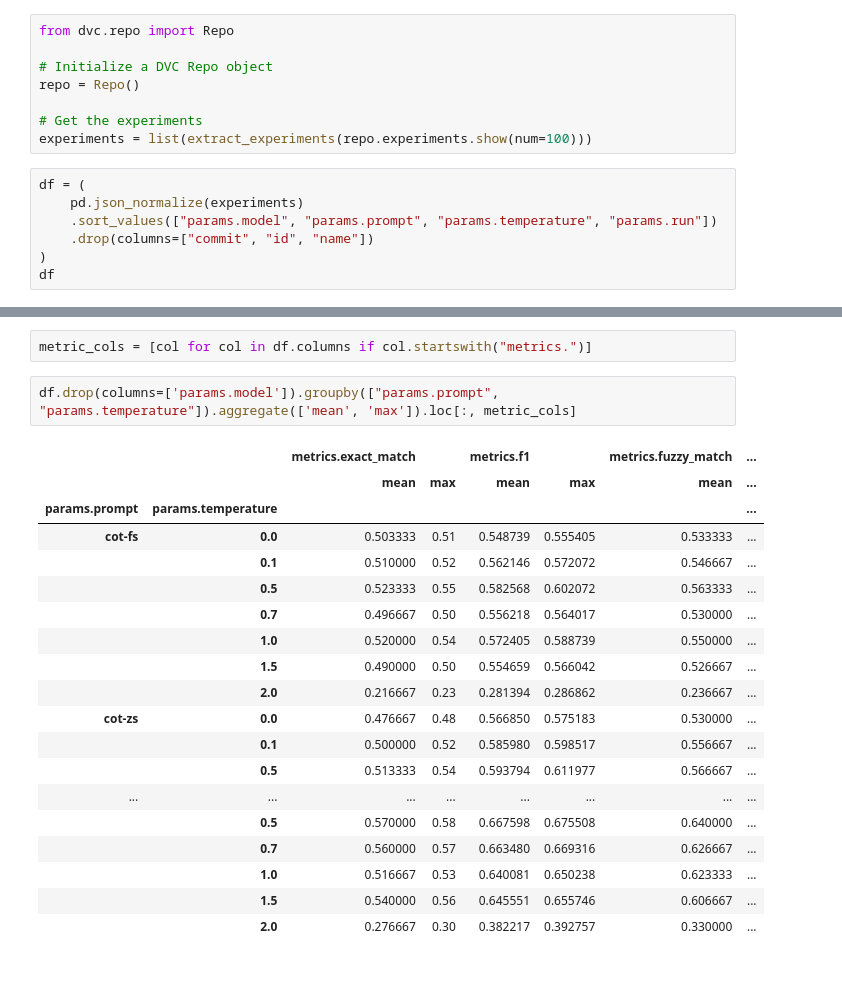
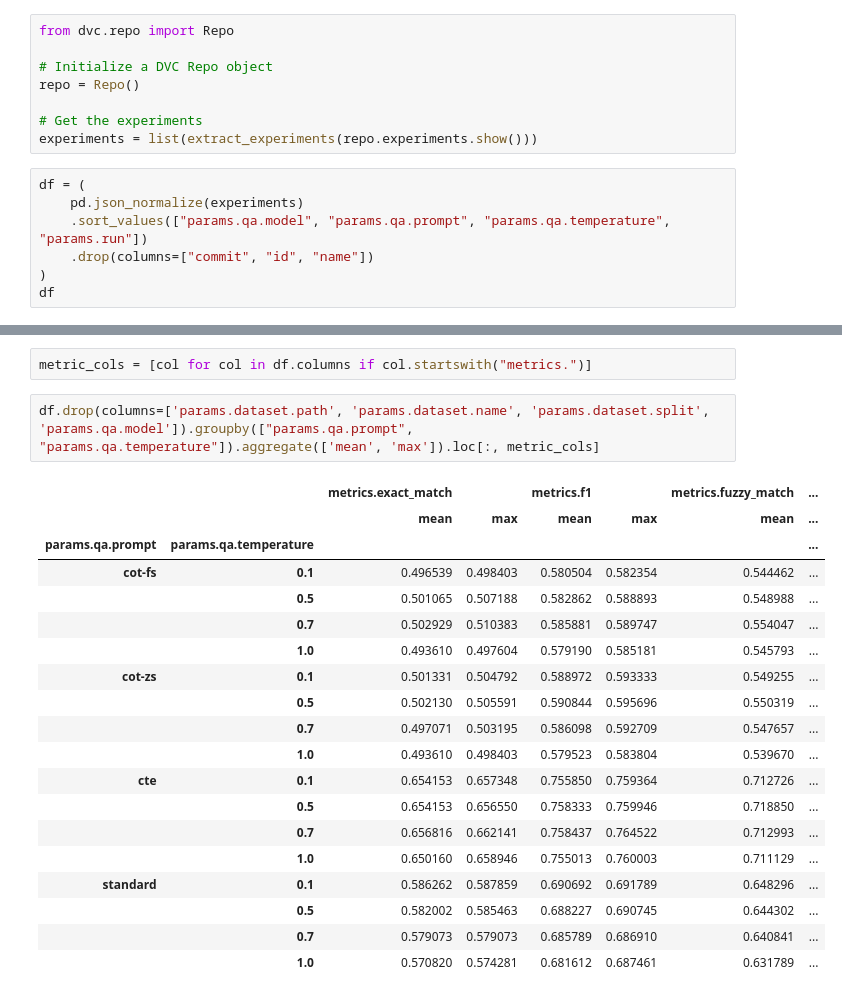
Before and after one commit to bdsaglam/bellem, a Jupyter notebook: dev_nbs/research-mhqa/visualize-experiments.ipynb, the cells around one changed output, grey strips where cells are left out. Cells and saved outputs as stored; diff of their text form.

```diff
--- a/dev_nbs/research-mhqa/visualize-experiments.ipynb
+++ b/dev_nbs/research-mhqa/visualize-experiments.ipynb
@@ -29,11 +29,11 @@ from dvc.repo import Repo
 repo = Repo()
 
 # Get the experiments
-experiments = list(extract_experiments(repo.experiments.show(num=100)))
+experiments = list(extract_experiments(repo.experiments.show()))
 # %%
 df = (
     pd.json_normalize(experiments)
-    .sort_values(["params.model", "params.prompt", "params.temperature", "params.run"])
+    .sort_values(["params.qa.model", "params.qa.prompt", "params.qa.temperature", "params.run"])
     .drop(columns=["commit", "id", "name"])
 )
 df
@@ -54,26 +58,26 @@ df
 # %%
 metric_cols = [col for col in df.columns if col.startswith("metrics.")]
 # %%
-df.drop(columns=['params.model']).groupby(["params.prompt", "params.temperature"]).aggregate(['mean', 'max']).loc[:, metric_cols]
+df.drop(columns=['params.dataset.path', 'params.dataset.name', 'params.dataset.split', 'params.qa.model']).groupby(["params.qa.prompt", "params.qa.temperature"]).aggregate(['mean', 'max']).loc[:, metric_cols]
 # %% [output]
 |  |  | metrics.exact_match |  | metrics.f1 |  | metrics.fuzzy_match | ... |
 |  |  | mean | max | mean | max | mean | ... |
-| params.prompt | params.temperature |  |  |  |  |  | ... |
-| cot-fs | 0.0 | 0.503333 | 0.51 | 0.548739 | 0.555405 | 0.533333 | ... |
-|  | 0.1 | 0.510000 | 0.52 | 0.562146 | 0.572072 | 0.546667 | ... |
-|  | 0.5 | 0.523333 | 0.55 | 0.582568 | 0.602072 | 0.563333 | ... |
-|  | 0.7 | 0.496667 | 0.50 | 0.556218 | 0.564017 | 0.530000 | ... |
-|  | 1.0 | 0.520000 | 0.54 | 0.572405 | 0.588739 | 0.550000 | ... |
-|  | 1.5 | 0.490000 | 0.50 | 0.554659 | 0.566042 | 0.526667 | ... |
-|  | 2.0 | 0.216667 | 0.23 | 0.281394 | 0.286862 | 0.236667 | ... |
-| cot-zs | 0.0 | 0.476667 | 0.48 | 0.566850 | 0.575183 | 0.530000 | ... |
-|  | 0.1 | 0.500000 | 0.52 | 0.585980 | 0.598517 | 0.556667 | ... |
-|  | 0.5 | 0.513333 | 0.54 | 0.593794 | 0.611977 | 0.566667 | ... |
-| ... | ... | ... | ... | ... | ... | ... | ... |
-|  | 0.5 | 0.570000 | 0.58 | 0.667598 | 0.675508 | 0.640000 | ... |
-|  | 0.7 | 0.560000 | 0.57 | 0.663480 | 0.669316 | 0.626667 | ... |
-|  | 1.0 | 0.516667 | 0.53 | 0.640081 | 0.650238 | 0.623333 | ... |
-|  | 1.5 | 0.540000 | 0.56 | 0.645551 | 0.655746 | 0.606667 | ... |
-|  | 2.0 | 0.276667 | 0.30 | 0.382217 | 0.392757 | 0.330000 | ... |
+| params.qa.prompt | params.qa.temperature |  |  |  |  |  | ... |
+| cot-fs | 0.1 | 0.496539 | 0.498403 | 0.580504 | 0.582354 | 0.544462 | ... |
+|  | 0.5 | 0.501065 | 0.507188 | 0.582862 | 0.588893 | 0.548988 | ... |
+|  | 0.7 | 0.502929 | 0.510383 | 0.585881 | 0.589747 | 0.554047 | ... |
+|  | 1.0 | 0.493610 | 0.497604 | 0.579190 | 0.585181 | 0.545793 | ... |
+| cot-zs | 0.1 | 0.501331 | 0.504792 | 0.588972 | 0.593333 | 0.549255 | ... |
+|  | 0.5 | 0.502130 | 0.505591 | 0.590844 | 0.595696 | 0.550319 | ... |
+|  | 0.7 | 0.497071 | 0.503195 | 0.586098 | 0.592709 | 0.547657 | ... |
+|  | 1.0 | 0.493610 | 0.498403 | 0.579523 | 0.583804 | 0.539670 | ... |
+| cte | 0.1 | 0.654153 | 0.657348 | 0.755850 | 0.759364 | 0.712726 | ... |
+|  | 0.5 | 0.654153 | 0.656550 | 0.758333 | 0.759946 | 0.718850 | ... |
+|  | 0.7 | 0.656816 | 0.662141 | 0.758437 | 0.764522 | 0.712993 | ... |
+|  | 1.0 | 0.650160 | 0.658946 | 0.755013 | 0.760003 | 0.711129 | ... |
+| standard | 0.1 | 0.586262 | 0.587859 | 0.690692 | 0.691789 | 0.648296 | ... |
+|  | 0.5 | 0.582002 | 0.585463 | 0.688227 | 0.690745 | 0.644302 | ... |
+|  | 0.7 | 0.579073 | 0.579073 | 0.685789 | 0.686910 | 0.640841 | ... |
+|  | 1.0 | 0.570820 | 0.574281 | 0.681612 | 0.687461 | 0.631789 | ... |
 # %%
 # Average metrics over repeated runs (params.run)
```
Also changed, not shown: parts of 5 cells of this notebook, 2 other files.
